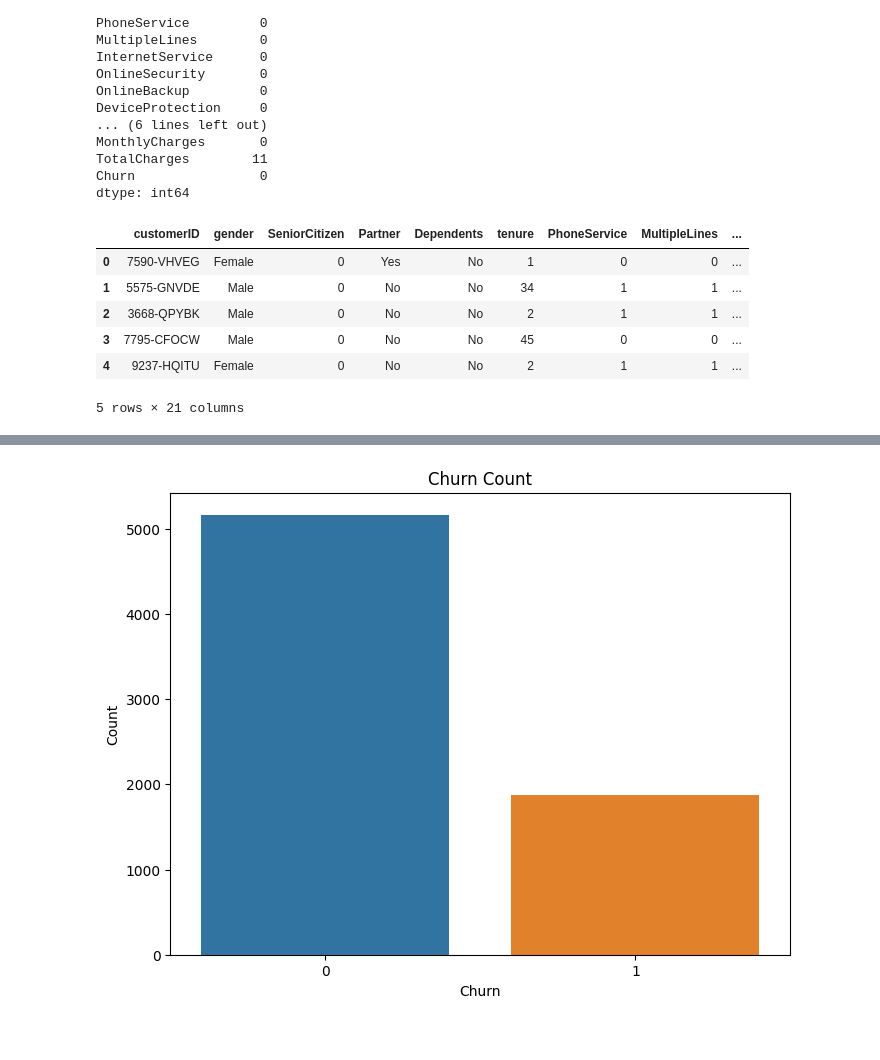
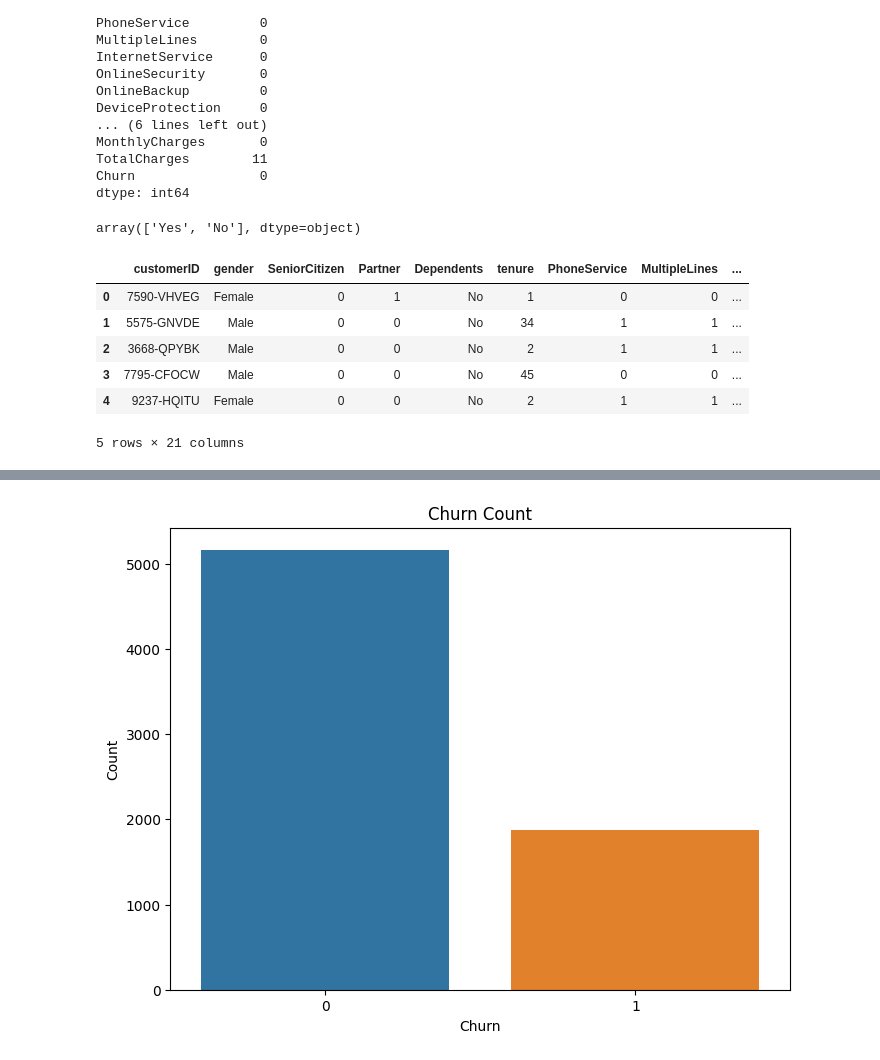
Before and after one commit to Jatinyadav7362/Assignment, a Jupyter notebook: Assignment Solutions/Assignment_Linear_Regression_1.ipynb, the cells around one changed output, grey strips where cells are left out. Cells and saved outputs as stored; diff of their text form; code cells hidden in the pictures.

```diff
--- a/Assignment Solutions/Assignment_Linear_Regression_1.ipynb
+++ b/Assignment Solutions/Assignment_Linear_Regression_1.ipynb
@@ -66,47 +66,58 @@ Churn                0
 dtype: int64
 # %%
 df.dropna(inplace=True)
+# %%
+df['Partner'].unique()
+# %% [output]
+array(['Yes', 'No'], dtype=object)
 # %%
 gender_mapping = {"Male": 0, "Female": 1}
 
 
 phone_service_mapping = {"No": 0, "Yes": 1}
-# Define a mapping dictionary for 'Contract' column
+
+partner_mapping = {"No": 0, "Yes": 1}
+
+
+# Define a mapping dictionary  column
 contract_mapping = {"Month-to-month": 0, "One year": 1, "Two year": 2}
 
 multiple_lines_mapping = {"No phone service": 0, "No": 1, "Yes": 2}
 
 payment_method_mapping = {
     "Electronic check": 0,
     "Mailed check": 1,
     "Bank transfer (automatic)": 2,
     "Credit card (automatic)": 3,
 }
 
 churn_mapping = {"No": 0, "Yes": 1}
 # Replace  values with their corresponding numeric values
 
 
 df["PhoneService"] = df["PhoneService"].map(phone_service_mapping)
 
+df["Partner"] = df["Partner"].map(partner_mapping)
+#df["D"] = df["Partner"].map(partner_mapping)
+
 
 df["MultipleLines"] = df["MultipleLines"].map(multiple_lines_mapping)
 
 df["Contract"] = df["Contract"].map(contract_mapping)
 
 df["PaymentMethod"] = df["PaymentMethod"].map(payment_method_mapping)
 df["Churn"] = df["Churn"].map(churn_mapping)
 
 
 # Display the updated DataFrame
 df.head()
 # %% [output]
 |  | customerID | gender | SeniorCitizen | Partner | Dependents | tenure | PhoneService | MultipleLines | ... |
-| 0 | 7590-VHVEG | Female | 0 | Yes | No | 1 | 0 | 0 | ... |
-| 1 | 5575-GNVDE | Male | 0 | No | No | 34 | 1 | 1 | ... |
-| 2 | 3668-QPYBK | Male | 0 | No | No | 2 | 1 | 1 | ... |
-| 3 | 7795-CFOCW | Male | 0 | No | No | 45 | 0 | 0 | ... |
-| 4 | 9237-HQITU | Female | 0 | No | No | 2 | 1 | 1 | ... |
+| 0 | 7590-VHVEG | Female | 0 | 1 | No | 1 | 0 | 0 | ... |
+| 1 | 5575-GNVDE | Male | 0 | 0 | No | 34 | 1 | 1 | ... |
+| 2 | 3668-QPYBK | Male | 0 | 0 | No | 2 | 1 | 1 | ... |
+| 3 | 7795-CFOCW | Male | 0 | 0 | No | 45 | 0 | 0 | ... |
+| 4 | 9237-HQITU | Female | 0 | 0 | No | 2 | 1 | 1 | ... |
 5 rows × 21 columns
 # %%
 df.corr()
```
Also changed, not shown: parts of 21 cells of this notebook.
